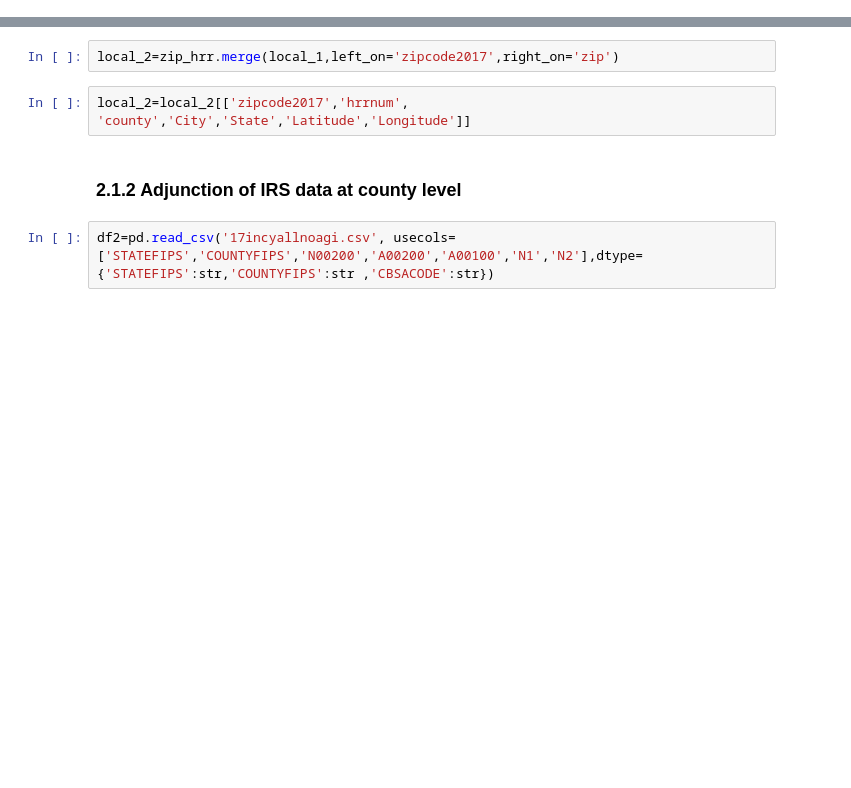
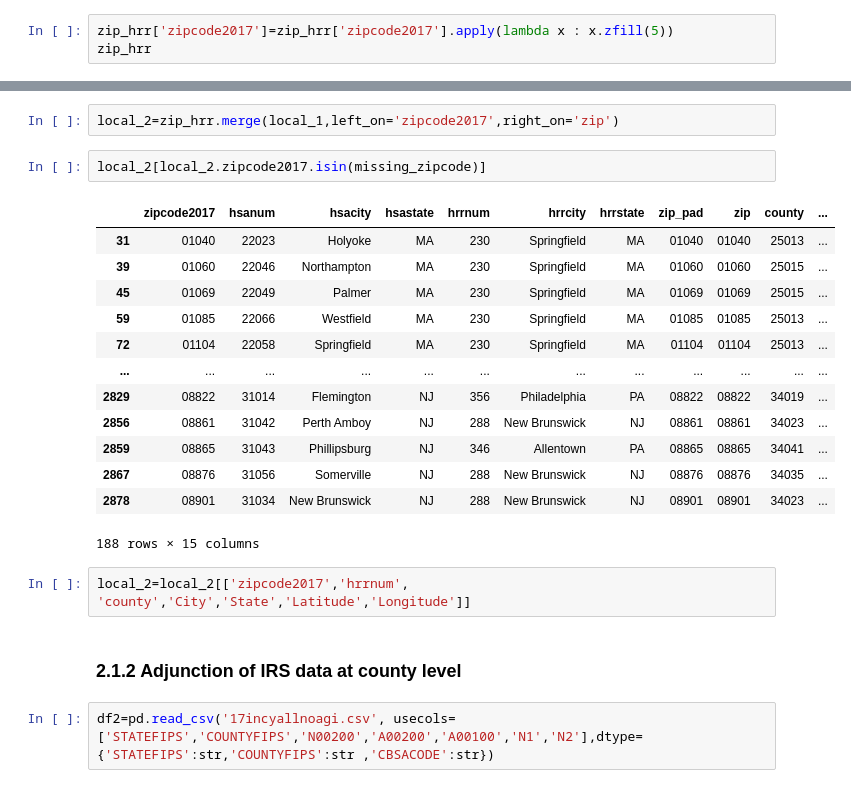
Before and after one commit to Camille2T/healthcare_costs_simulator, a Jupyter notebook: raw_inputs/Data wrangling.ipynb, the cells around one changed output, grey strips where cells are left out. Cells and saved outputs as stored; diff of their text form; blank space fills up the shorter version.

Commit message:
Modification of the data wrangling notebook: work on the data preparatio n of i) hospital_full,  ii) local_output_data and iii) inpatients and their respective combinations

```diff
--- a/raw_inputs/Data wrangling.ipynb
+++ b/raw_inputs/Data wrangling.ipynb
@@ -156,2 +231,5 @@ local_1=zip_coun.merge(long_lat, left_on='zip',right_on='Zip')
 # %%
 zip_hrr=pd.read_excel('ZipHsaHrr17.xls',dtype={'zipcode2017':str,'county':str})
+# %%
+zip_hrr['zipcode2017']=zip_hrr['zipcode2017'].apply(lambda x : x.zfill(5))
+zip_hrr
@@ -158,5 +250,21 @@ zip_hrr=pd.read_excel('ZipHsaHrr17.xls',dtype={'zipcode2017':str,'county':str})
 # %%
 local_2=zip_hrr.merge(local_1,left_on='zipcode2017',right_on='zip')
+# %%
+local_2[local_2.zipcode2017.isin(missing_zipcode)]
+# %% [output]
+|  | zipcode2017 | hsanum | hsacity | hsastate | hrrnum | hrrcity | hrrstate | zip_pad | zip | county | ... |
+| 31 | 01040 | 22023 | Holyoke | MA | 230 | Springfield | MA | 01040 | 01040 | 25013 | ... |
+| 39 | 01060 | 22046 | Northampton | MA | 230 | Springfield | MA | 01060 | 01060 | 25015 | ... |
+| 45 | 01069 | 22049 | Palmer | MA | 230 | Springfield | MA | 01069 | 01069 | 25015 | ... |
+| 59 | 01085 | 22066 | Westfield | MA | 230 | Springfield | MA | 01085 | 01085 | 25013 | ... |
+| 72 | 01104 | 22058 | Springfield | MA | 230 | Springfield | MA | 01104 | 01104 | 25013 | ... |
+| ... | ... | ... | ... | ... | ... | ... | ... | ... | ... | ... | ... |
+| 2829 | 08822 | 31014 | Flemington | NJ | 356 | Philadelphia | PA | 08822 | 08822 | 34019 | ... |
+| 2856 | 08861 | 31042 | Perth Amboy | NJ | 288 | New Brunswick | NJ | 08861 | 08861 | 34023 | ... |
+| 2859 | 08865 | 31043 | Phillipsburg | NJ | 346 | Allentown | PA | 08865 | 08865 | 34041 | ... |
+| 2867 | 08876 | 31056 | Somerville | NJ | 288 | New Brunswick | NJ | 08876 | 08876 | 34035 | ... |
+| 2878 | 08901 | 31034 | New Brunswick | NJ | 288 | New Brunswick | NJ | 08901 | 08901 | 34023 | ... |
+188 rows × 15 columns
 # %%
 local_2=local_2[['zipcode2017','hrrnum', 'county','City','State','Latitude','Longitude']]
 # %% [markdown]
```
Also changed, not shown: parts of 51 cells of this notebook.
